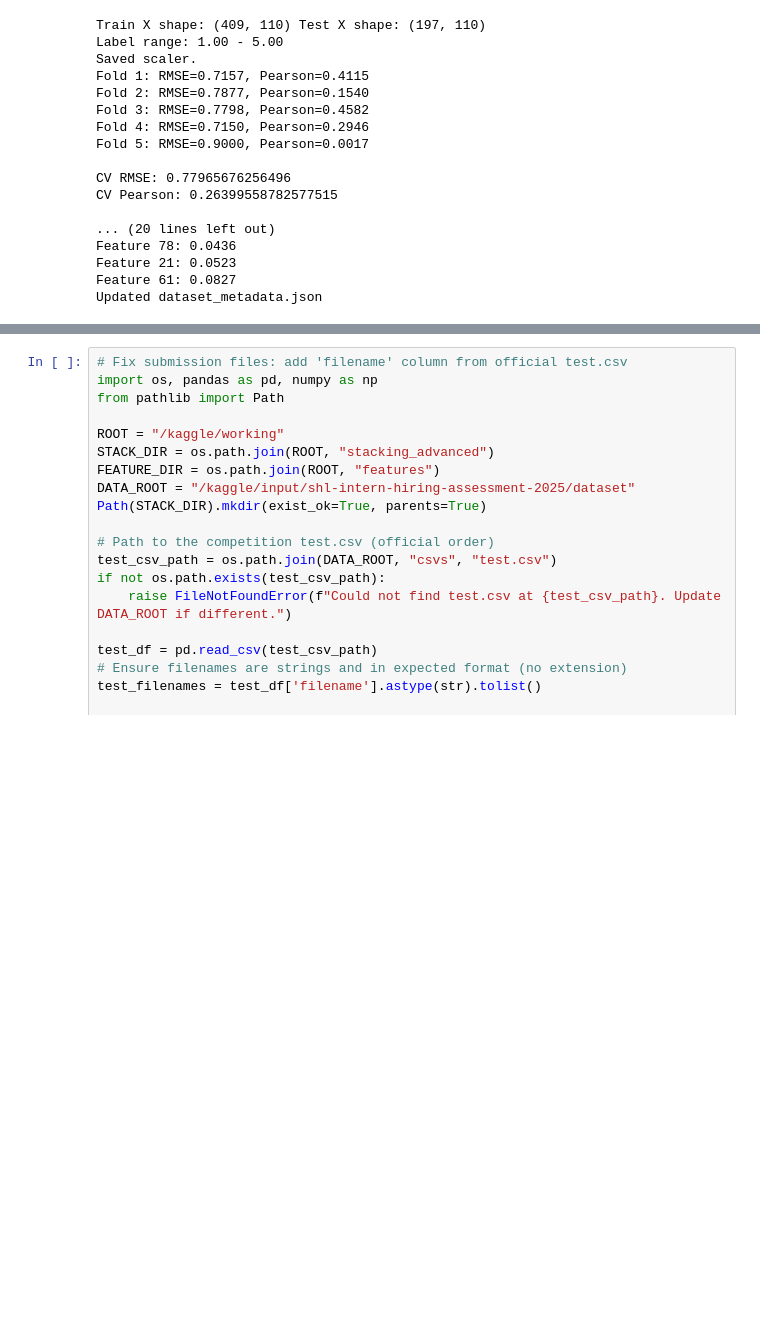
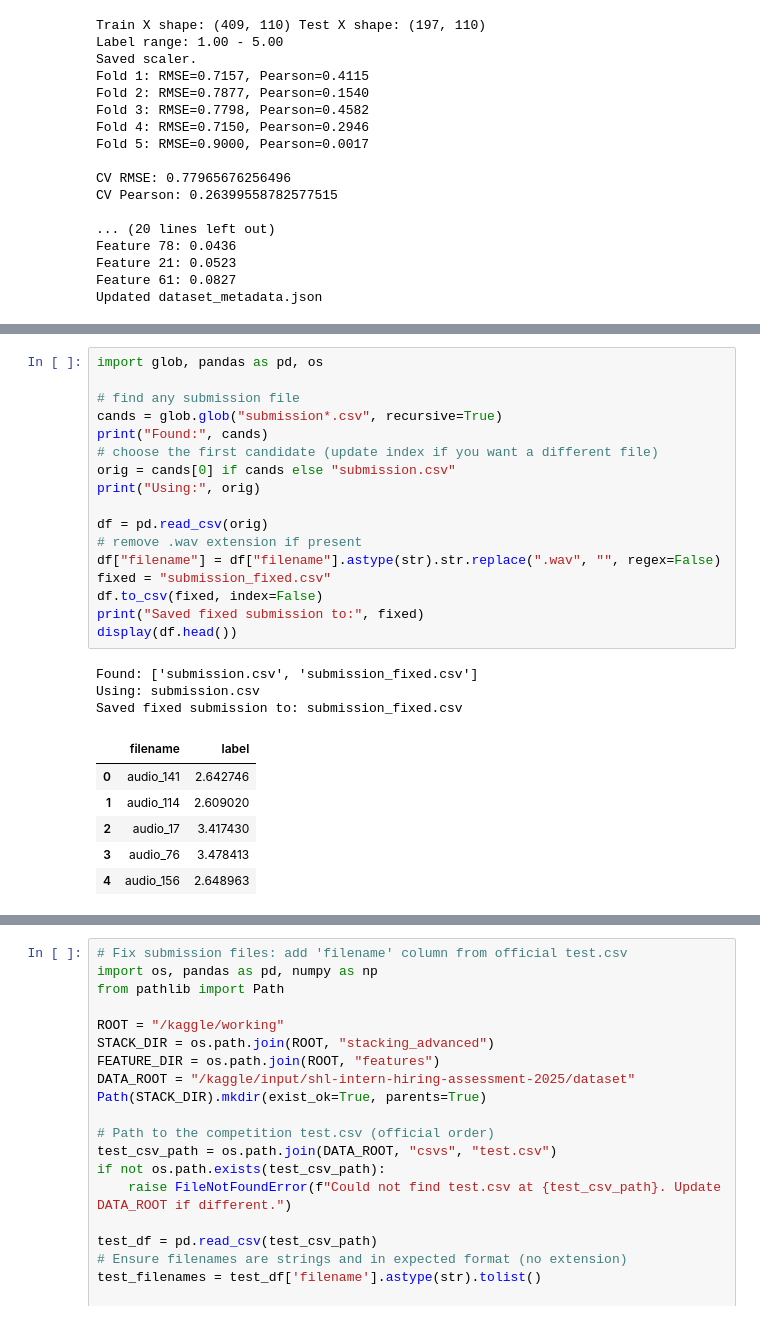
Before and after one commit to jayeshpandey01/SHL_Assignment, a Jupyter notebook: Code.ipynb, the cells around one changed output, grey strips where cells are left out. Drawn from its saved outputs; the diff is of its cells as text; blank space fills up the shorter version.

```diff
--- a/Code.ipynb
+++ b/Code.ipynb
@@ -4890,0 +1052,27 @@ OOF predictions saved.
+# %%
+import glob, pandas as pd, os
+
+# find any submission file
+cands = glob.glob("submission*.csv", recursive=True)
+print("Found:", cands)
+# choose the first candidate (update index if you want a different file)
+orig = cands[0] if cands else "submission.csv"
+print("Using:", orig)
+
+df = pd.read_csv(orig)
+# remove .wav extension if present
+df["filename"] = df["filename"].astype(str).str.replace(".wav", "", regex=False)
+fixed = "submission_fixed.csv"
+df.to_csv(fixed, index=False)
+print("Saved fixed submission to:", fixed)
+display(df.head())
+# %% [output]
+Found: ['submission.csv', 'submission_fixed.csv']
+Using: submission.csv
+Saved fixed submission to: submission_fixed.csv
+|  | filename | label |
+| 0 | audio_141 | 2.642746 |
+| 1 | audio_114 | 2.609020 |
+| 2 | audio_17 | 3.417430 |
+| 3 | audio_76 | 3.478413 |
+| 4 | audio_156 | 2.648963 |
```
Also changed, not shown: parts of 40 cells of this notebook, 56 other files.
